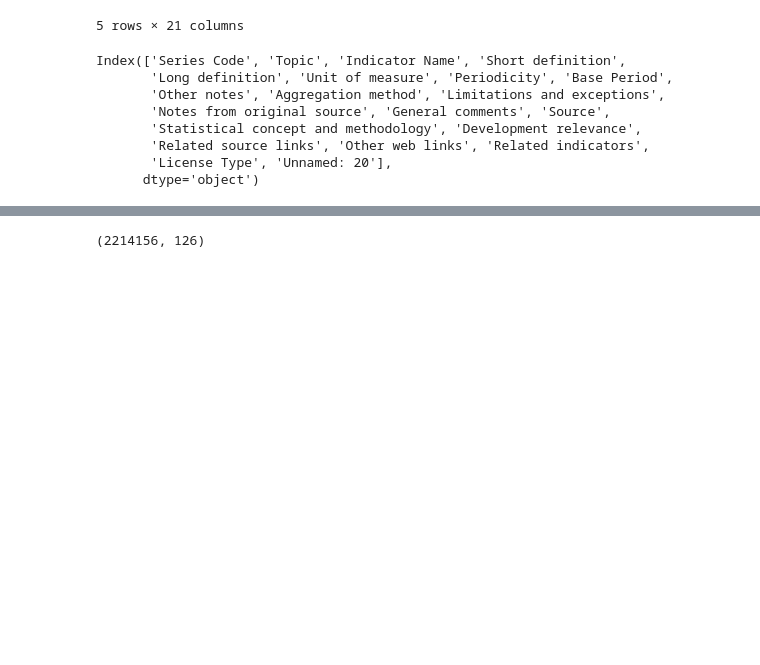
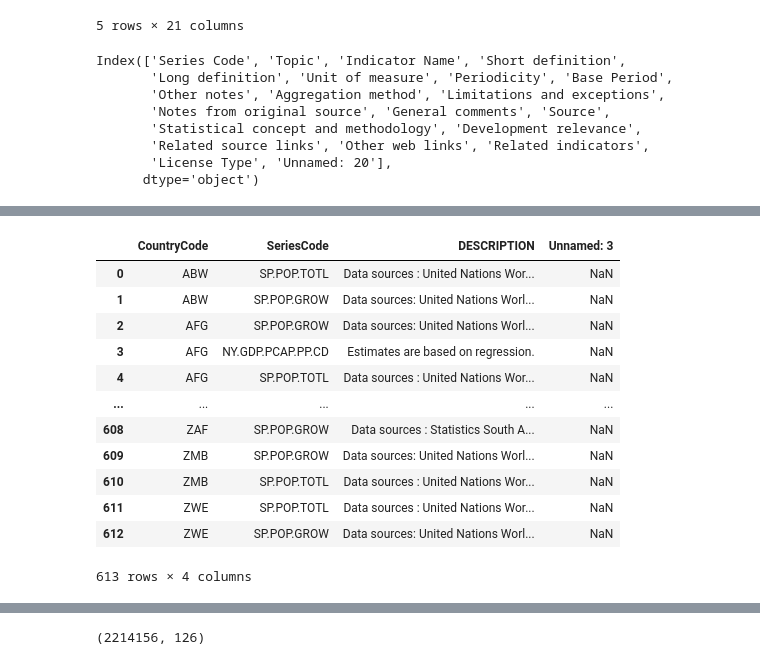
Before and after one commit to corentin5002/edStat, a Jupyter notebook: EdStats notebook.ipynb, the cells around one changed output, grey strips where cells are left out. Saved outputs shown, nothing was run; the diff lists cells and outputs as text; code cells hidden in the pictures; blank space fills up the shorter version.

```diff
--- a/EdStats notebook.ipynb
+++ b/EdStats notebook.ipynb
@@ -135,3 +137,19 @@ dfStatsSeries.describe()
 | 50% | NaN | NaN | NaN | NaN | NaN | NaN |
 | 75% | NaN | NaN | NaN | NaN | NaN | NaN |
 | max | NaN | NaN | NaN | NaN | NaN | NaN |
+# %%
+cseries
+# %% [output]
+|  | CountryCode | SeriesCode | DESCRIPTION | Unnamed: 3 |
+| 0 | ABW | SP.POP.TOTL | Data sources : United Nations Wor... | NaN |
+| 1 | ABW | SP.POP.GROW | Data sources: United Nations Worl... | NaN |
+| 2 | AFG | SP.POP.GROW | Data sources: United Nations Worl... | NaN |
+| 3 | AFG | NY.GDP.PCAP.PP.CD | Estimates are based on regression. | NaN |
+| 4 | AFG | SP.POP.TOTL | Data sources : United Nations Wor... | NaN |
+| ... | ... | ... | ... | ... |
+| 608 | ZAF | SP.POP.GROW | Data sources : Statistics South A... | NaN |
+| 609 | ZMB | SP.POP.GROW | Data sources: United Nations Worl... | NaN |
+| 610 | ZMB | SP.POP.TOTL | Data sources : United Nations Wor... | NaN |
+| 611 | ZWE | SP.POP.TOTL | Data sources : United Nations Wor... | NaN |
+| 612 | ZWE | SP.POP.GROW | Data sources: United Nations Worl... | NaN |
+613 rows × 4 columns
```
Also changed, not shown: parts of 15 cells of this notebook.
